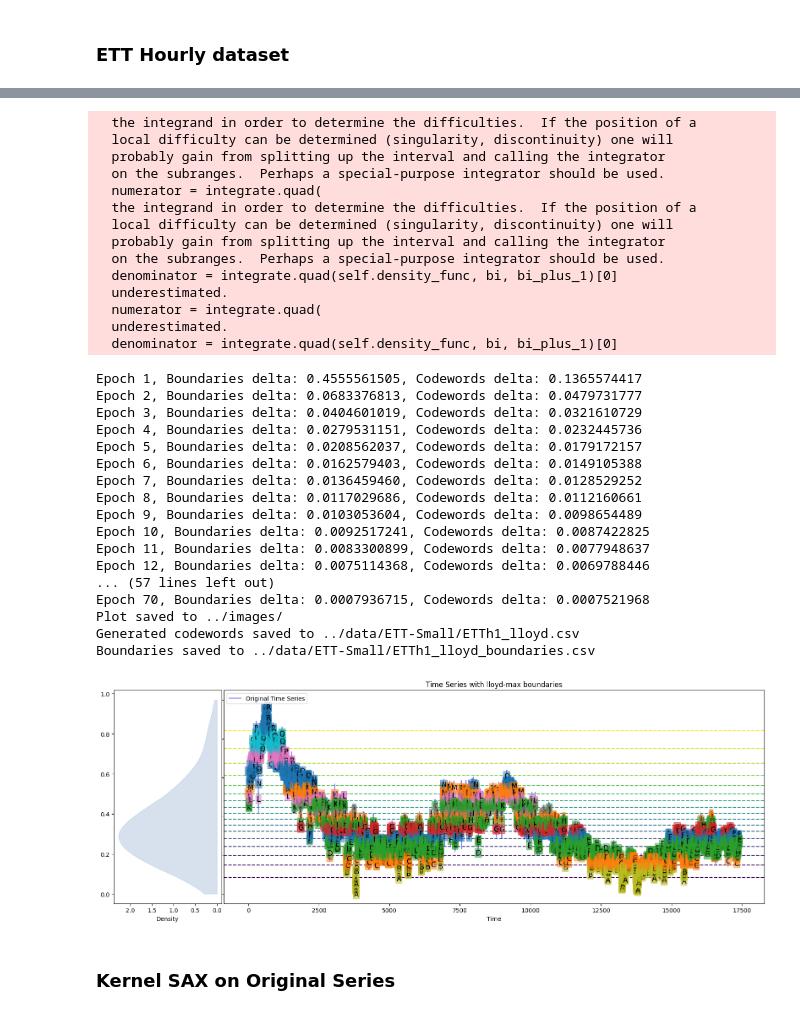
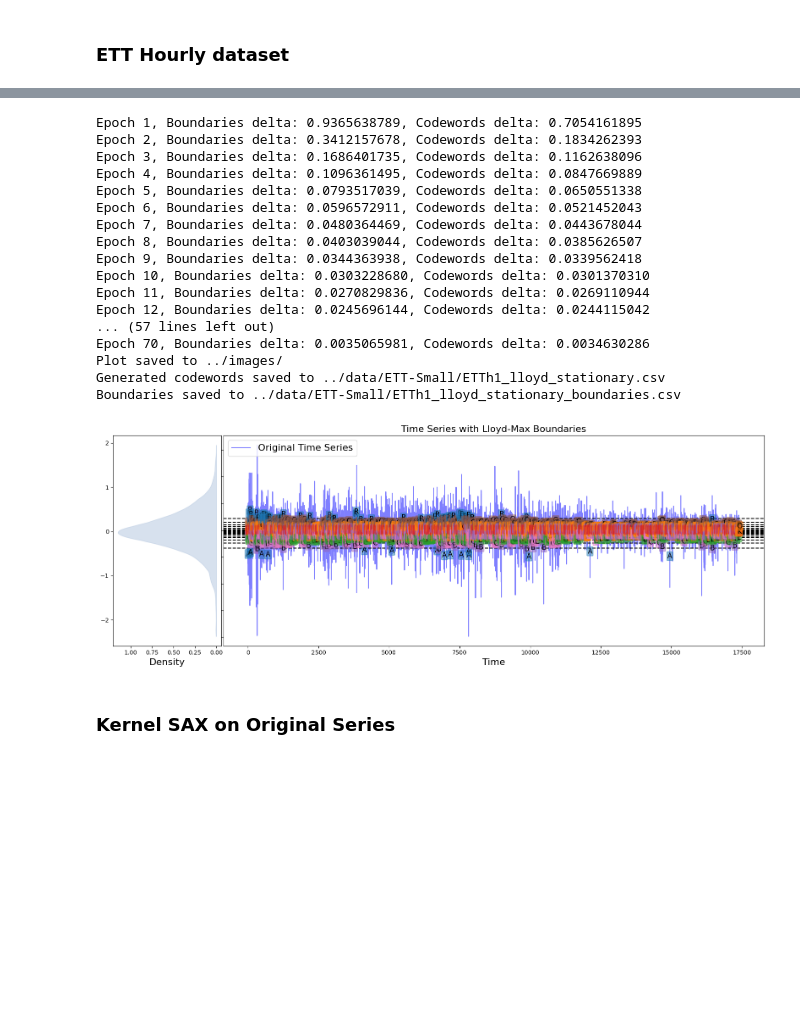
Before and after one commit to Dhanunjaya-Elluri/master-thesis, a Jupyter notebook: notebooks/transformer.ipynb, the cells around one changed output, grey strips where cells are left out. Drawn from its saved outputs; the diff is of its cells as text; code cells hidden in the pictures; blank space fills up the shorter version.

```diff
--- a/notebooks/transformer.ipynb
+++ b/notebooks/transformer.ipynb
@@ -124,6 +126,8 @@ Boundaries saved to ../data/electricity/electricity_lloyd_boundaries.csv
 # %% [markdown]
 ### ETT Hourly dataset
 # %%
-etth_data = process_time_series(DATA_DIR+"ETT-small/ETTh1.csv", target_col = 'OT', date_col = 'date')
+# etth_data = process_time_series(DATA_DIR+"ETT-small/ETTh1.csv", target_col = 'OT', date_col = 'date')
+etth_data = load_dataset(DATA_DIR+"ETT-small/ETTh1.csv")
+etth_data = etth_data.diff().dropna()
 etth_data.head()
 # %% [output]
@@ -140,4 +141,5 @@ Time series is already stationary.
 # %%
+etth_data = etth_data['OT']
 etth_data.plot()
 # %% [output]
 <Axes: xlabel='date'>
@@ -145,41 +147,27 @@ etth_data.plot()
 # %%
 kernel_sax = KernelSAX(kernel='epanechnikov', n_alphabet=18, bandwidth=0.2, epochs=70, paa_window_size=4)
 kernel_sax.fit(etth_data.values, verbose=True)
-kernel_sax.plot_with_boundaries(path=IMG_DIR, filename="ETT-Small/ETTh1_lloyd.png")
-kernel_sax.text_to_df(start_datetime=str(etth_data.index[0]), csv_path=DATA_DIR+"ETT-Small/ETTh1_lloyd.csv")
+kernel_sax.plot_with_boundaries(path=IMG_DIR, filename="ETT-Small/ETTh1_lloyd_stationary.png")
+kernel_sax.text_to_df(start_datetime=str(etth_data.index[0]), csv_path=DATA_DIR+"ETT-Small/ETTh1_lloyd_stationary.csv")
 # %% [output]
-  the integrand in order to determine the difficulties.  If the position of a
-  local difficulty can be determined (singularity, discontinuity) one will
-  probably gain from splitting up the interval and calling the integrator
-  on the subranges.  Perhaps a special-purpose integrator should be used.
-  numerator = integrate.quad(
-  the integrand in order to determine the difficulties.  If the position of a
-  local difficulty can be determined (singularity, discontinuity) one will
-  probably gain from splitting up the interval and calling the integrator
-  on the subranges.  Perhaps a special-purpose integrator should be used.
-  denominator = integrate.quad(self.density_func, bi, bi_plus_1)[0]
-  underestimated.
-  numerator = integrate.quad(
-  underestimated.
-  denominator = integrate.quad(self.density_func, bi, bi_plus_1)[0]
+Epoch 1, Boundaries delta: 0.9365638789, Codewords delta: 0.7054161895
+Epoch 2, Boundaries delta: 0.3412157678, Codewords delta: 0.1834262393
+Epoch 3, Boundaries delta: 0.1686401735, Codewords delta: 0.1162638096
+Epoch 4, Boundaries delta: 0.1096361495, Codewords delta: 0.0847669889
+Epoch 5, Boundaries delta: 0.0793517039, Codewords delta: 0.0650551338
+Epoch 6, Boundaries delta: 0.0596572911, Codewords delta: 0.0521452043
+Epoch 7, Boundaries delta: 0.0480364469, Codewords delta: 0.0443678044
+Epoch 8, Boundaries delta: 0.0403039044, Codewords delta: 0.0385626507
+Epoch 9, Boundaries delta: 0.0344363938, Codewords delta: 0.0339562418
+Epoch 10, Boundaries delta: 0.0303228680, Codewords delta: 0.0301370310
+Epoch 11, Boundaries delta: 0.0270829836, Codewords delta: 0.0269110944
+Epoch 12, Boundaries delta: 0.0245696144, Codewords delta: 0.0244115042
+... (57 lines left out)
+Epoch 70, Boundaries delta: 0.0035065981, Codewords delta: 0.0034630286
+Plot saved to ../images/
+Generated codewords saved to ../data/ETT-Small/ETTh1_lloyd_stationary.csv
+Boundaries saved to ../data/ETT-Small/ETTh1_lloyd_stationary_boundaries.csv
-Epoch 1, Boundaries delta: 0.4555561505, Codewords delta: 0.1365574417
-Epoch 2, Boundaries delta: 0.0683376813, Codewords delta: 0.0479731777
-Epoch 3, Boundaries delta: 0.0404601019, Codewords delta: 0.0321610729
-Epoch 4, Boundaries delta: 0.0279531151, Codewords delta: 0.0232445736
-Epoch 5, Boundaries delta: 0.0208562037, Codewords delta: 0.0179172157
-Epoch 6, Boundaries delta: 0.0162579403, Codewords delta: 0.0149105388
-Epoch 7, Boundaries delta: 0.0136459460, Codewords delta: 0.0128529252
-Epoch 8, Boundaries delta: 0.0117029686, Codewords delta: 0.0112160661
-Epoch 9, Boundaries delta: 0.0103053604, Codewords delta: 0.0098654489
-Epoch 10, Boundaries delta: 0.0092517241, Codewords delta: 0.0087422825
-Epoch 11, Boundaries delta: 0.0083300899, Codewords delta: 0.0077948637
-Epoch 12, Boundaries delta: 0.0075114368, Codewords delta: 0.0069788446
-... (57 lines left out)
-Epoch 70, Boundaries delta: 0.0007936715, Codewords delta: 0.0007521968
-Plot saved to ../images/
-Generated codewords saved to ../data/ETT-Small/ETTh1_lloyd.csv
-Boundaries saved to ../data/ETT-Small/ETTh1_lloyd_boundaries.csv
-[figure, old version]
+[figure, new version]
 # %%
 stationary_data = make_stationary(data)
 stationary_data.plot()
```
Also changed, not shown: parts of 3 cells of this notebook, 26 other files.
